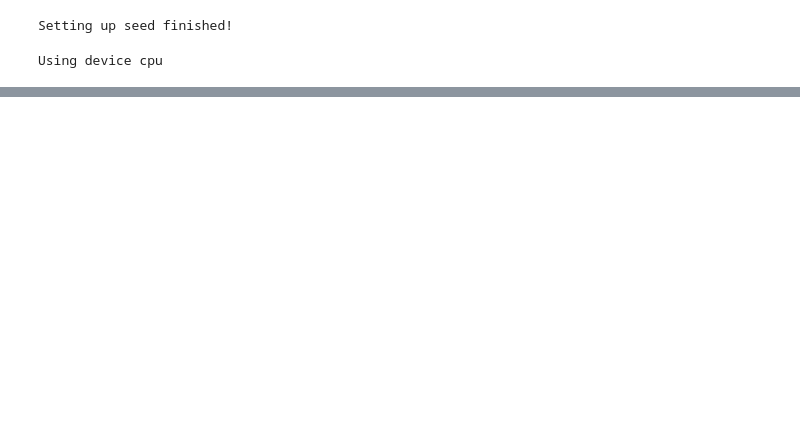
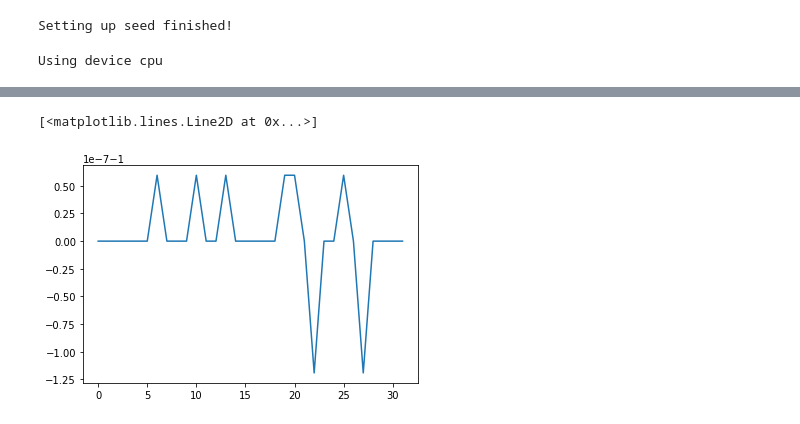
Before and after one commit to BarryLiu97/deep-learning, a Jupyter notebook: Gender/gender_train.ipynb, the cells around one changed output, grey strips where cells are left out. Saved outputs shown, nothing was run; the diff lists cells and outputs as text; code cells hidden in the pictures; blank space fills up the shorter version.

```diff
--- a/Gender/gender_train.ipynb
+++ b/Gender/gender_train.ipynb
@@ -128,0 +185,2 @@ plt.pl
+# %%
+bn = nn.BatchNorm1d(num_features=32)
@@ -128,0 +199,5 @@ plt.pl
+# %%
+plt.plot(bn_data[0, :, 0].detach().numpy())
+# %% [output]
+[<matplotlib.lines.Line2D at 0x...>]
+[figure, added]
```
Also changed, not shown: parts of 11 cells of this notebook, 1 other file.
